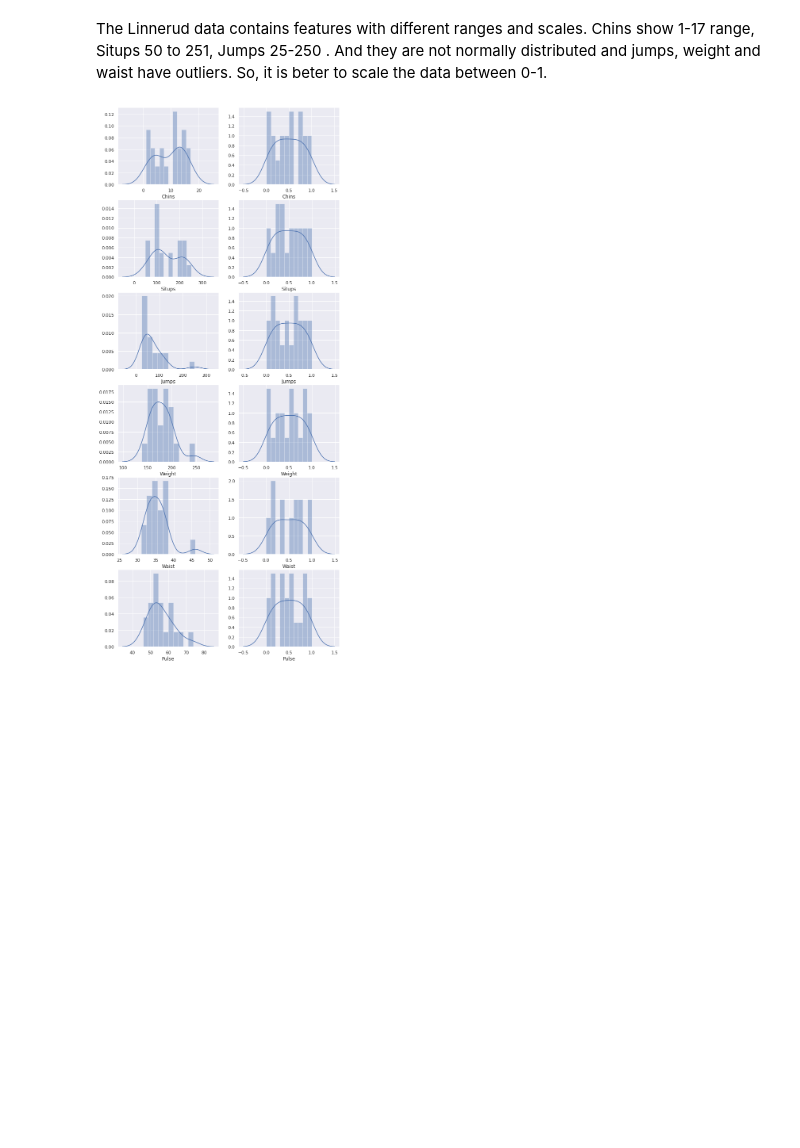
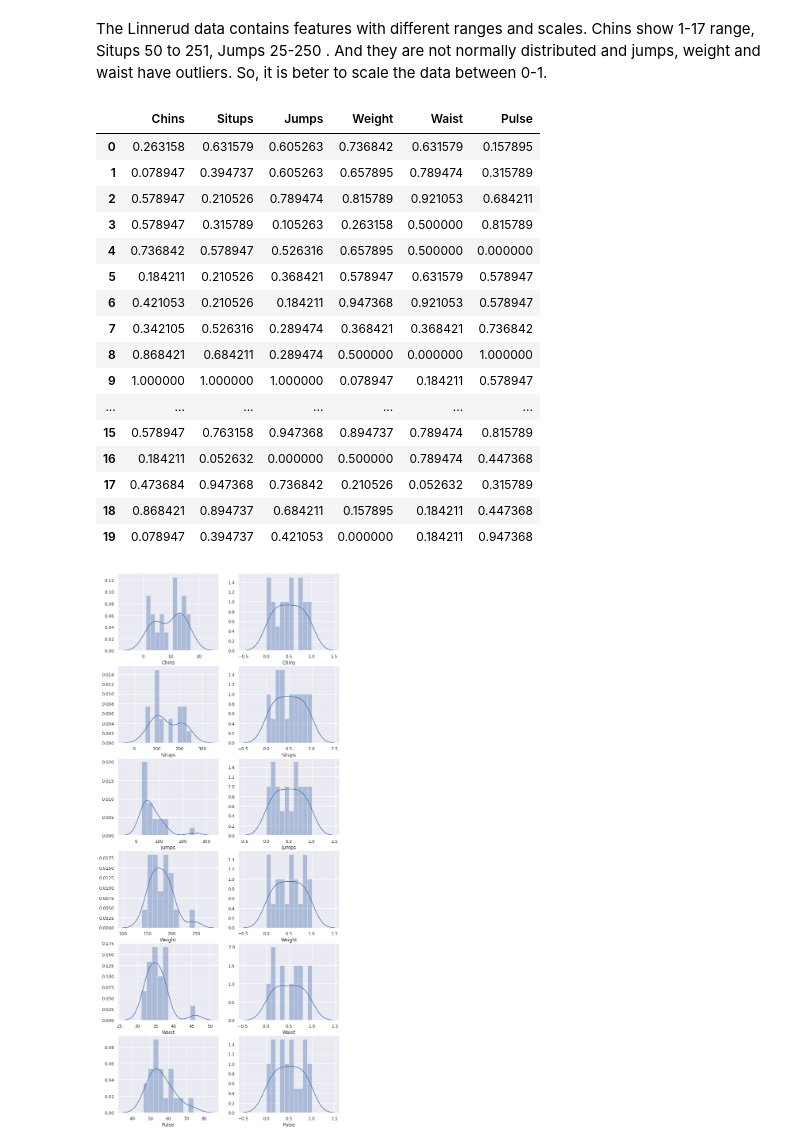
Before and after one commit to tamiratGit/ml-predictive, a Jupyter notebook: docs/ML-predictive-Assignment 2-answer.ipynb, the cells around one changed output. Cells and saved outputs as stored; diff of their text form; code cells hidden in the pictures; blank space fills up the shorter version.

```diff
--- a/docs/ML-predictive-Assignment 2-answer.ipynb
+++ b/docs/ML-predictive-Assignment 2-answer.ipynb
@@ -99,6 +150,26 @@ X = np.array(df)
 qts = QuantileTransformer().fit(X)
 X = qts.transform(X)
 df_transform = pd.DataFrame(X, columns=df.columns)
+# %%
+df_transform
+# %% [output]
+|  | Chins | Situps | Jumps | Weight | Waist | Pulse |
+| 0 | 0.263158 | 0.631579 | 0.605263 | 0.736842 | 0.631579 | 0.157895 |
+| 1 | 0.078947 | 0.394737 | 0.605263 | 0.657895 | 0.789474 | 0.315789 |
+| 2 | 0.578947 | 0.210526 | 0.789474 | 0.815789 | 0.921053 | 0.684211 |
+| 3 | 0.578947 | 0.315789 | 0.105263 | 0.263158 | 0.500000 | 0.815789 |
+| 4 | 0.736842 | 0.578947 | 0.526316 | 0.657895 | 0.500000 | 0.000000 |
+| 5 | 0.184211 | 0.210526 | 0.368421 | 0.578947 | 0.631579 | 0.578947 |
+| 6 | 0.421053 | 0.210526 | 0.184211 | 0.947368 | 0.921053 | 0.578947 |
+| 7 | 0.342105 | 0.526316 | 0.289474 | 0.368421 | 0.368421 | 0.736842 |
+| 8 | 0.868421 | 0.684211 | 0.289474 | 0.500000 | 0.000000 | 1.000000 |
+| 9 | 1.000000 | 1.000000 | 1.000000 | 0.078947 | 0.184211 | 0.578947 |
+| ... | ... | ... | ... | ... | ... | ... |
+| 15 | 0.578947 | 0.763158 | 0.947368 | 0.894737 | 0.789474 | 0.815789 |
+| 16 | 0.184211 | 0.052632 | 0.000000 | 0.500000 | 0.789474 | 0.447368 |
+| 17 | 0.473684 | 0.947368 | 0.736842 | 0.210526 | 0.052632 | 0.315789 |
+| 18 | 0.868421 | 0.894737 | 0.684211 | 0.157895 | 0.184211 | 0.447368 |
+| 19 | 0.078947 | 0.394737 | 0.421053 | 0.000000 | 0.184211 | 0.947368 |
 # %%
 fig, axes = plt.subplots(6, 2)
 fig.set_size_inches(10, 25)
```
Also changed, not shown: parts of 8 cells of this notebook, 1 other file.
